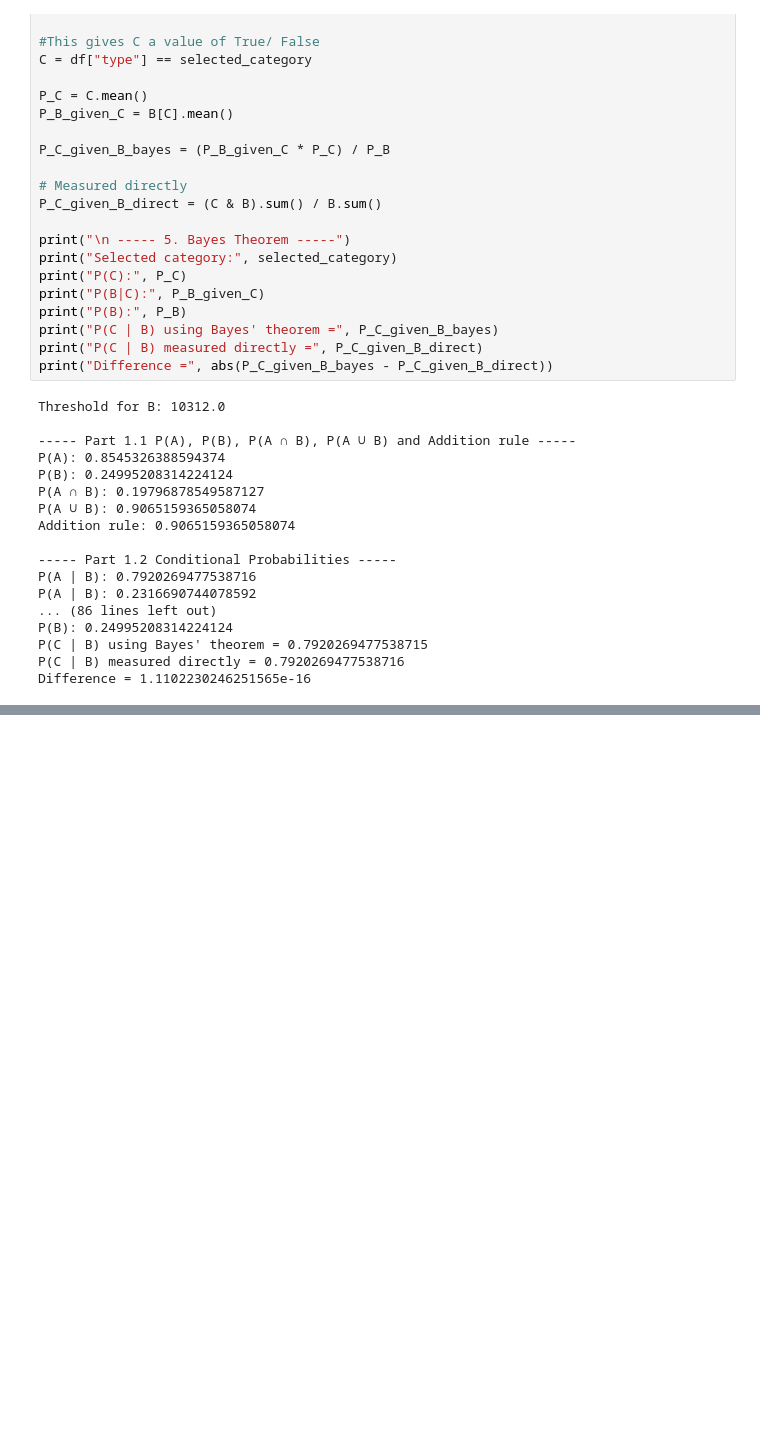
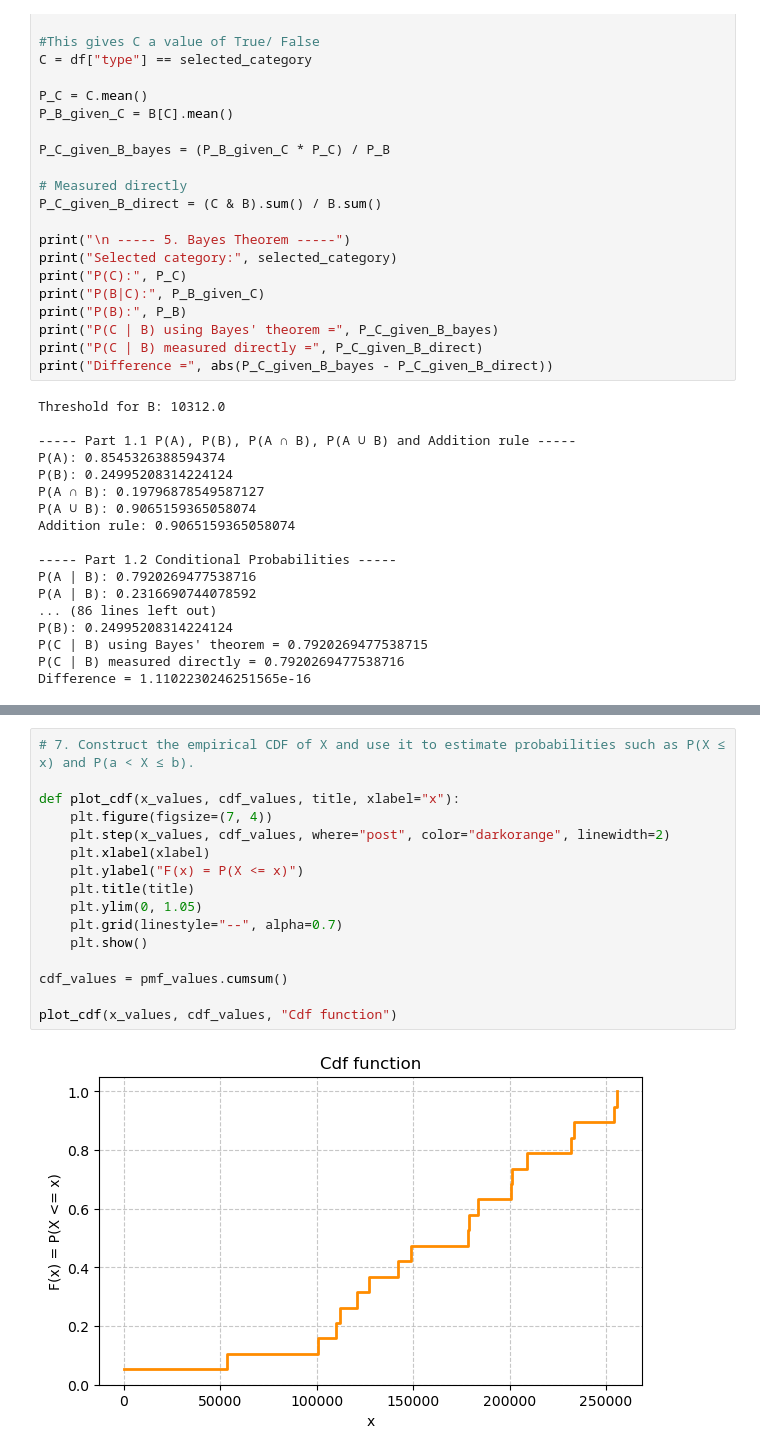
Before and after one commit to MatthewHtang/TrafficModeling, a Jupyter notebook: main.ipynb, the cells around one changed output, grey strips where cells are left out. Drawn from its saved outputs; the diff is of its cells as text; blank space fills up the shorter version.

```diff
--- a/main.ipynb
+++ b/main.ipynb
@@ -204,0 +310,18 @@ Difference = 1.1102230246251565e-16
+# %%
+# 7. Construct the empirical CDF of X and use it to estimate probabilities such as P(X ≤ x) and P(a < X ≤ b).
+
+def plot_cdf(x_values, cdf_values, title, xlabel="x"):
+    plt.figure(figsize=(7, 4))
+    plt.step(x_values, cdf_values, where="post", color="darkorange", linewidth=2)
+    plt.xlabel(xlabel)
+    plt.ylabel("F(x) = P(X <= x)")
+    plt.title(title)
+    plt.ylim(0, 1.05)
+    plt.grid(linestyle="--", alpha=0.7)
+    plt.show()
+
+cdf_values = pmf_values.cumsum()
+
+plot_cdf(x_values, cdf_values, "Cdf function")
+# %% [output]
+[figure, added]
```
Also changed, not shown: parts of 12 cells of this notebook.
